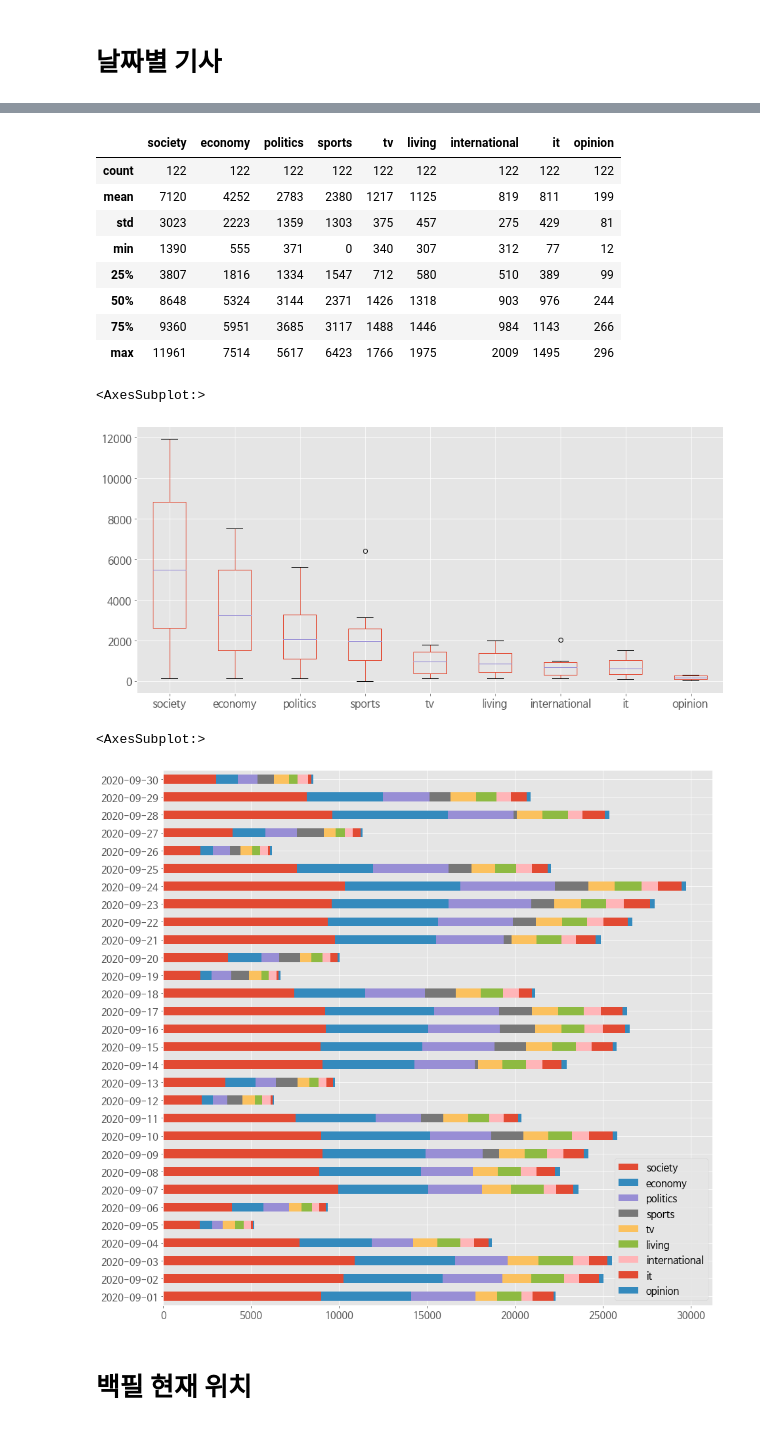
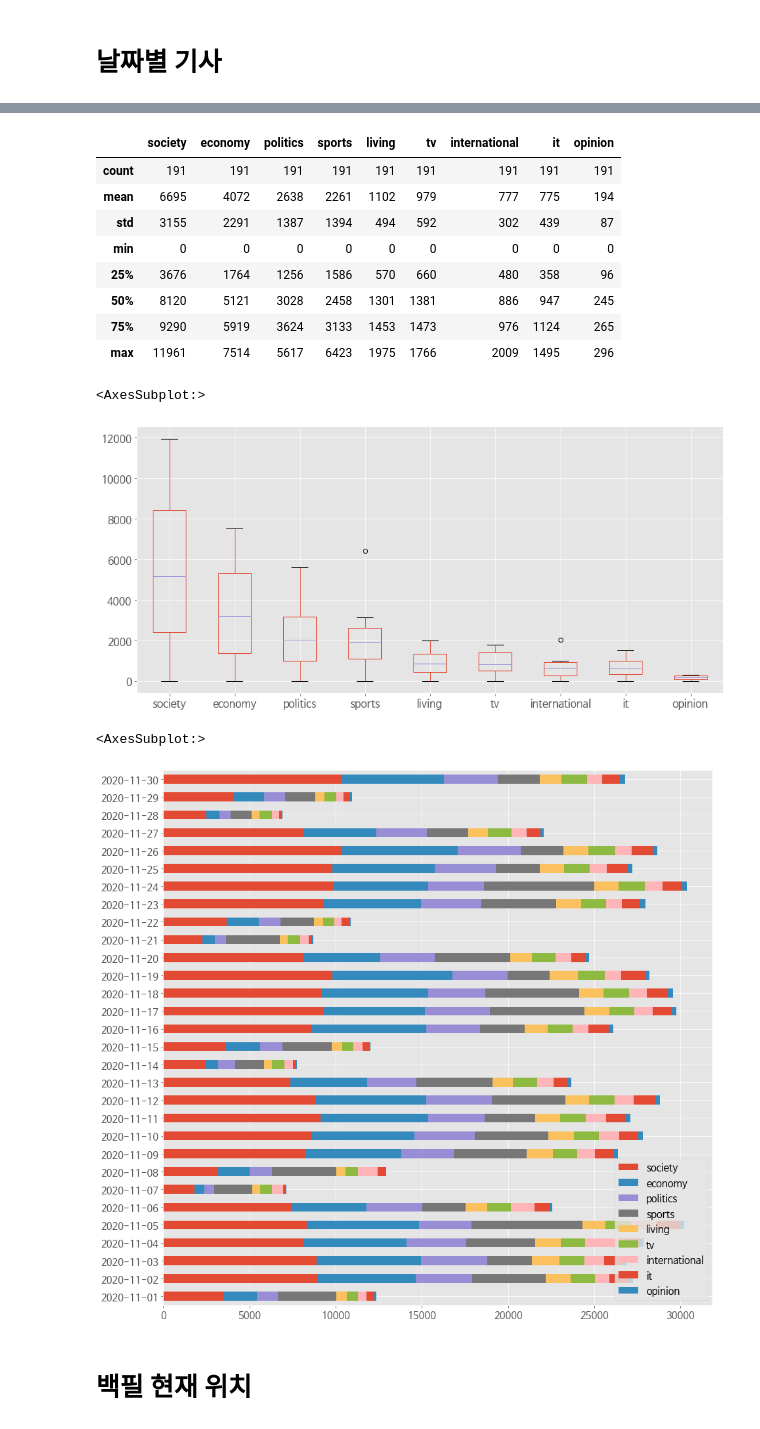
Before and after one commit to ejpark78/nlp-utils, a Jupyter notebook: notebook/backfill-state.ipynb, the cells around one changed output, grey strips where cells are left out. Cells and saved outputs as stored; diff of their text form; code cells hidden in the pictures.

```diff
--- a/notebook/backfill-state.ipynb
+++ b/notebook/backfill-state.ipynb
@@ -28,9 +28,15 @@ reports.set_plt_font()
 # 인덱스 수량
 # %%
 date_range = '2021-01-01~2021-03-31'
-date_range = '2020-09-01~2020-12-31'
+date_range = '2020-01-01~2020-12-31'
 
-neddle = set(['naver', '2020'])
+year = date_range.split('-')[0]
+
+neddle = set([
+    'naver',
+    year,
+    date_range.split('~')[1].split('-')[0]
+])
 # %%
 index_size = [x for x in reports.state['size'] if set(x['index'].split('-')).intersection(neddle) == neddle]
 # %%
@@ -104,29 +103,30 @@ reports.custom_display(df_date)
 # %%
 reports.custom_display(df_date.describe())
 # %% [output]
-|  | society | economy | politics | sports | tv | living | international | it | opinion |
-| count | 122 | 122 | 122 | 122 | 122 | 122 | 122 | 122 | 122 |
-| mean | 7120 | 4252 | 2783 | 2380 | 1217 | 1125 | 819 | 811 | 199 |
-| std | 3023 | 2223 | 1359 | 1303 | 375 | 457 | 275 | 429 | 81 |
-| min | 1390 | 555 | 371 | 0 | 340 | 307 | 312 | 77 | 12 |
-| 25% | 3807 | 1816 | 1334 | 1547 | 712 | 580 | 510 | 389 | 99 |
-| 50% | 8648 | 5324 | 3144 | 2371 | 1426 | 1318 | 903 | 976 | 244 |
-| 75% | 9360 | 5951 | 3685 | 3117 | 1488 | 1446 | 984 | 1143 | 266 |
-| max | 11961 | 7514 | 5617 | 6423 | 1766 | 1975 | 2009 | 1495 | 296 |
+|  | society | economy | politics | sports | living | tv | international | it | opinion |
+| count | 191 | 191 | 191 | 191 | 191 | 191 | 191 | 191 | 191 |
+| mean | 6695 | 4072 | 2638 | 2261 | 1102 | 979 | 777 | 775 | 194 |
+| std | 3155 | 2291 | 1387 | 1394 | 494 | 592 | 302 | 439 | 87 |
+| min | 0 | 0 | 0 | 0 | 0 | 0 | 0 | 0 | 0 |
+| 25% | 3676 | 1764 | 1256 | 1586 | 570 | 660 | 480 | 358 | 96 |
+| 50% | 8120 | 5121 | 3028 | 2458 | 1301 | 1381 | 886 | 947 | 245 |
+| 75% | 9290 | 5919 | 3624 | 3133 | 1453 | 1473 | 976 | 1124 | 265 |
+| max | 11961 | 7514 | 5617 | 6423 | 1975 | 1766 | 2009 | 1495 | 296 |
 # %%
 order = df_date.describe().median().sort_values(ascending=False)
 df_date.describe()[order.index].boxplot(figsize=(15, 7))
 # %% [output]
 <AxesSubplot:>
-[figure, old version]
+[figure, new version]
 # %%
-month_st, month_en = 9, 10
+# TODO: 한달 단위 그래프 표시
+month_st, month_en = 11, 12
 
-mask = (f'2020-{month_st:02}-01' <= df_date.index) & (df_date.index < f'2020-{month_en:02}-01')
+mask = (f'{year}-{month_st:02}-01' <= df_date.index) & (df_date.index < f'{year}-{month_en:02}-01')
 display(df_date[ mask ].plot(kind='barh', stacked=True, figsize=(15, 15)))
 # %% [output]
 <AxesSubplot:>
-[figure, old version]
+[figure, new version]
 # %% [markdown]
 # 백필 현재 위치
 # %%
```
Also changed, not shown: parts of 6 cells of this notebook, 4 other files.
